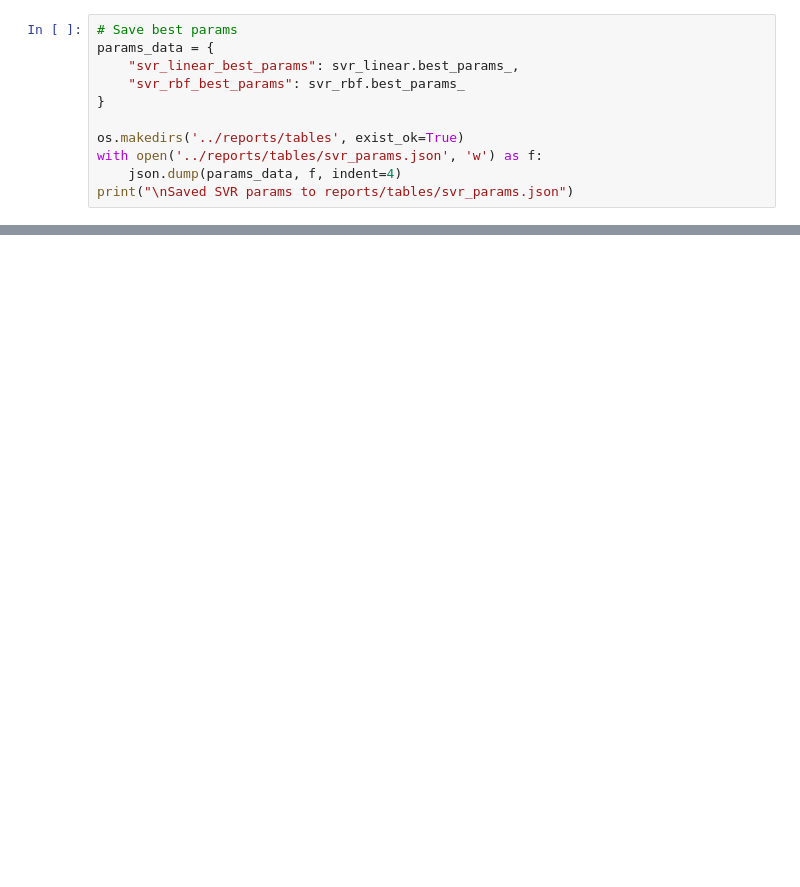
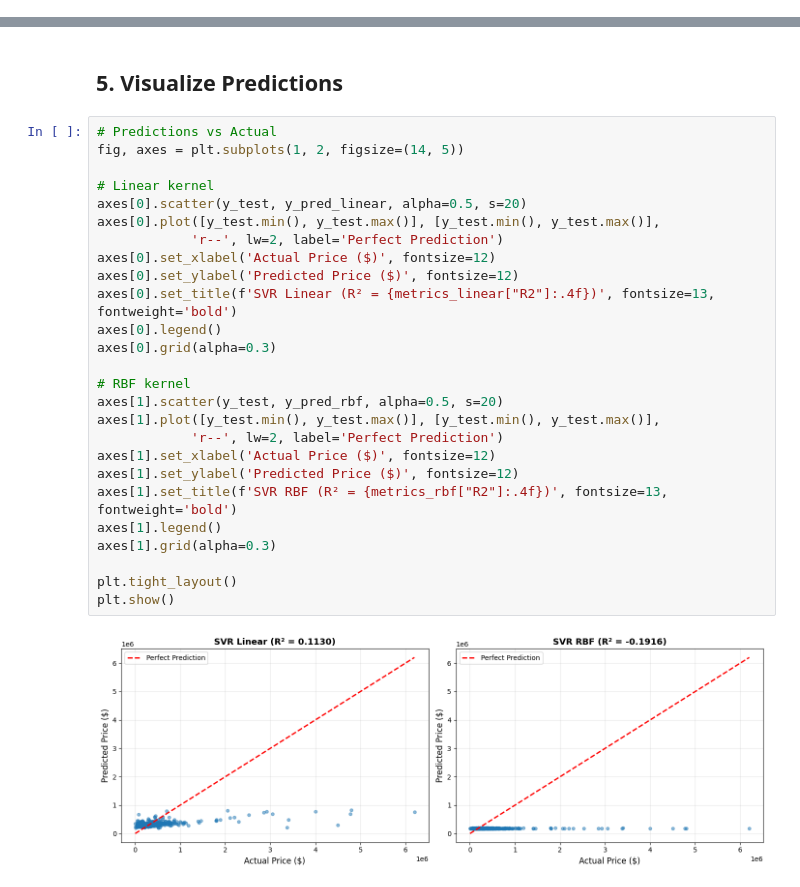
Before and after one commit to nguyentrinhquy1411/ady-spring2026, a Jupyter notebook: notebooks/04_svr.ipynb, the cells around one changed output, grey strips where cells are left out. Cells and saved outputs as stored; diff of their text form; blank space fills up the shorter version.

```diff
--- a/notebooks/04_svr.ipynb
+++ b/notebooks/04_svr.ipynb
@@ -55,11 +124,0 @@ print(f"Best Params (RBF): {svr_rbf.best_params_}")
-# %%
-# Save best params
-params_data = {
-    "svr_linear_best_params": svr_linear.best_params_,
-    "svr_rbf_best_params": svr_rbf.best_params_
-}
-
-os.makedirs('../reports/tables', exist_ok=True)
-with open('../reports/tables/svr_params.json', 'w') as f:
-    json.dump(params_data, f, indent=4)
-print("\nSaved SVR params to reports/tables/svr_params.json")
@@ -65,0 +147,30 @@ print("\nSaved SVR params to reports/tables/svr_params.json")
+# %% [markdown]
+## 5. Visualize Predictions
+# %%
+# Predictions vs Actual
+fig, axes = plt.subplots(1, 2, figsize=(14, 5))
+
+# Linear kernel
+axes[0].scatter(y_test, y_pred_linear, alpha=0.5, s=20)
+axes[0].plot([y_test.min(), y_test.max()], [y_test.min(), y_test.max()],
+            'r--', lw=2, label='Perfect Prediction')
+axes[0].set_xlabel('Actual Price ($)', fontsize=12)
+axes[0].set_ylabel('Predicted Price ($)', fontsize=12)
+axes[0].set_title(f'SVR Linear (R² = {metrics_linear["R2"]:.4f})', fontsize=13, fontweight='bold')
+axes[0].legend()
+axes[0].grid(alpha=0.3)
+
+# RBF kernel
+axes[1].scatter(y_test, y_pred_rbf, alpha=0.5, s=20)
+axes[1].plot([y_test.min(), y_test.max()], [y_test.min(), y_test.max()],
+            'r--', lw=2, label='Perfect Prediction')
+axes[1].set_xlabel('Actual Price ($)', fontsize=12)
+axes[1].set_ylabel('Predicted Price ($)', fontsize=12)
+axes[1].set_title(f'SVR RBF (R² = {metrics_rbf["R2"]:.4f})', fontsize=13, fontweight='bold')
+axes[1].legend()
+axes[1].grid(alpha=0.3)
+
+plt.tight_layout()
+plt.show()
+# %% [output]
+[figure, added]
```
Also changed, not shown: parts of 14 cells of this notebook, 14 other files.
